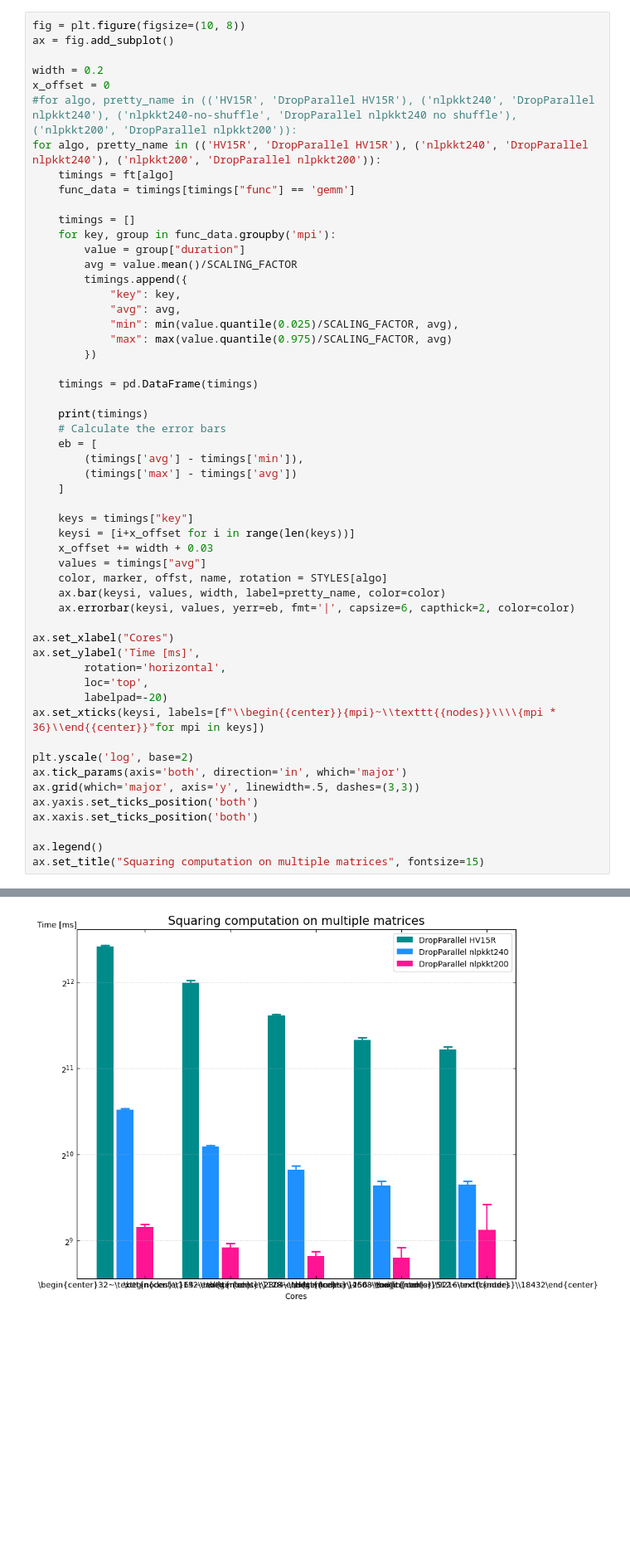
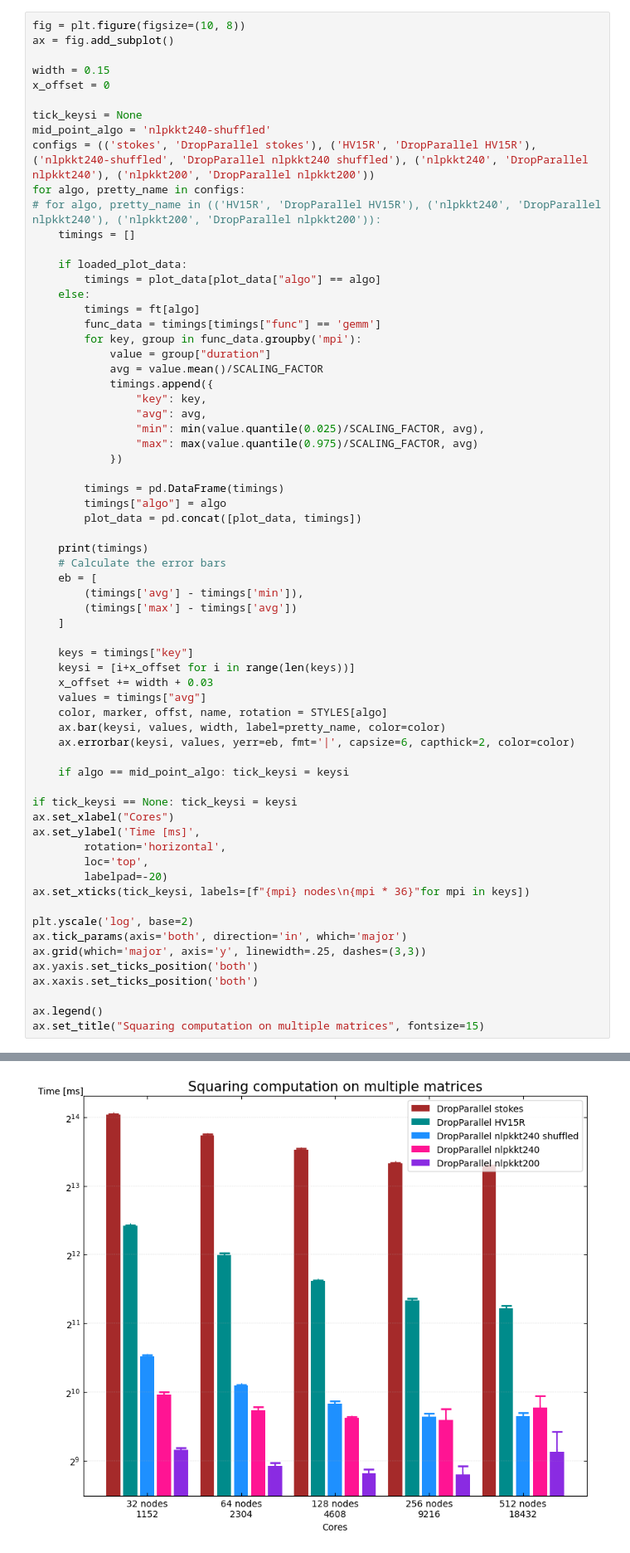
Before and after one commit to sven-weber/spgemm, a Jupyter notebook: plots/scalability.ipynb, the cells around one changed output, grey strips where cells are left out. Shown at 83% size. Drawn from its saved outputs; the diff is of its cells as text; blank space fills up the shorter version.

```diff
--- a/plots/scalability.ipynb
+++ b/plots/scalability.ipynb
@@ -74,25 +50,34 @@ STYLES = {
 fig = plt.figure(figsize=(10, 8))
 ax = fig.add_subplot()
 
-width = 0.2
+width = 0.15
 x_offset = 0
-#for algo, pretty_name in (('HV15R', 'DropParallel HV15R'), ('nlpkkt240', 'DropParallel nlpkkt240'), ('nlpkkt240-no-shuffle', 'DropParallel nlpkkt240 no shuffle'), ('nlpkkt200', 'DropParallel nlpkkt200')):
-for algo, pretty_name in (('HV15R', 'DropParallel HV15R'), ('nlpkkt240', 'DropParallel nlpkkt240'), ('nlpkkt200', 'DropParallel nlpkkt200')):
-    timings = ft[algo]
-    func_data = timings[timings["func"] == 'gemm']
 
+tick_keysi = None
+mid_point_algo = 'nlpkkt240-shuffled'
+configs = (('stokes', 'DropParallel stokes'), ('HV15R', 'DropParallel HV15R'), ('nlpkkt240-shuffled', 'DropParallel nlpkkt240 shuffled'), ('nlpkkt240', 'DropParallel nlpkkt240'), ('nlpkkt200', 'DropParallel nlpkkt200'))
+for algo, pretty_name in configs:
+# for algo, pretty_name in (('HV15R', 'DropParallel HV15R'), ('nlpkkt240', 'DropParallel nlpkkt240'), ('nlpkkt200', 'DropParallel nlpkkt200')):
     timings = []
-    for key, group in func_data.groupby('mpi'):
-        value = group["duration"]
-        avg = value.mean()/SCALING_FACTOR
-        timings.append({
-            "key": key,
-            "avg": avg,
-            "min": min(value.quantile(0.025)/SCALING_FACTOR, avg),
-            "max": max(value.quantile(0.975)/SCALING_FACTOR, avg)
-        })
 
-    timings = pd.DataFrame(timings)
+    if loaded_plot_data:
+        timings = plot_data[plot_data["algo"] == algo]
+    else:
+        timings = ft[algo]
+        func_data = timings[timings["func"] == 'gemm']
+        for key, group in func_data.groupby('mpi'):
+            value = group["duration"]
+            avg = value.mean()/SCALING_FACTOR
+            timings.append({
+                "key": key,
+                "avg": avg,
+                "min": min(value.quantile(0.025)/SCALING_FACTOR, avg),
+                "max": max(value.quantile(0.975)/SCALING_FACTOR, avg)
+            })
+
+        timings = pd.DataFrame(timings)
+        timings["algo"] = algo
+        plot_data = pd.concat([plot_data, timings])
 
     print(timings)
     # Calculate the error bars
@@ -109,16 +94,19 @@ for algo, pretty_name in (('HV15R', 'DropParallel HV15R'), ('nlpkkt240', 'DropPa
     ax.bar(keysi, values, width, label=pretty_name, color=color)
     ax.errorbar(keysi, values, yerr=eb, fmt='|', capsize=6, capthick=2, color=color)
 
+    if algo == mid_point_algo: tick_keysi = keysi
+
+if tick_keysi == None: tick_keysi = keysi
 ax.set_xlabel("Cores")
 ax.set_ylabel('Time [ms]',
         rotation='horizontal',
         loc='top',
         labelpad=-20)
-ax.set_xticks(keysi, labels=[f"\\begin{{center}}{mpi}~\\texttt{{nodes}}\\\\{mpi * 36}\\end{{center}}"for mpi in keys])
+ax.set_xticks(tick_keysi, labels=[f"{mpi} nodes\n{mpi * 36}"for mpi in keys])
 
 plt.yscale('log', base=2)
 ax.tick_params(axis='both', direction='in', which='major')
-ax.grid(which='major', axis='y', linewidth=.5, dashes=(3,3))
+ax.grid(which='major', axis='y', linewidth=.25, dashes=(3,3))
 ax.yaxis.set_ticks_position('both')
 ax.xaxis.set_ticks_position('both')
 
@@ -146,2 +133,2 @@ ax.set_title("Squaring computation on multiple matrices", fontsize=15)
 Text(0.5, 1.0, 'Squaring computation on multiple matrices')
-[figure, old version]
+[figure, new version]
```
Also changed, not shown: parts of 8 cells of this notebook, 5 other files.
